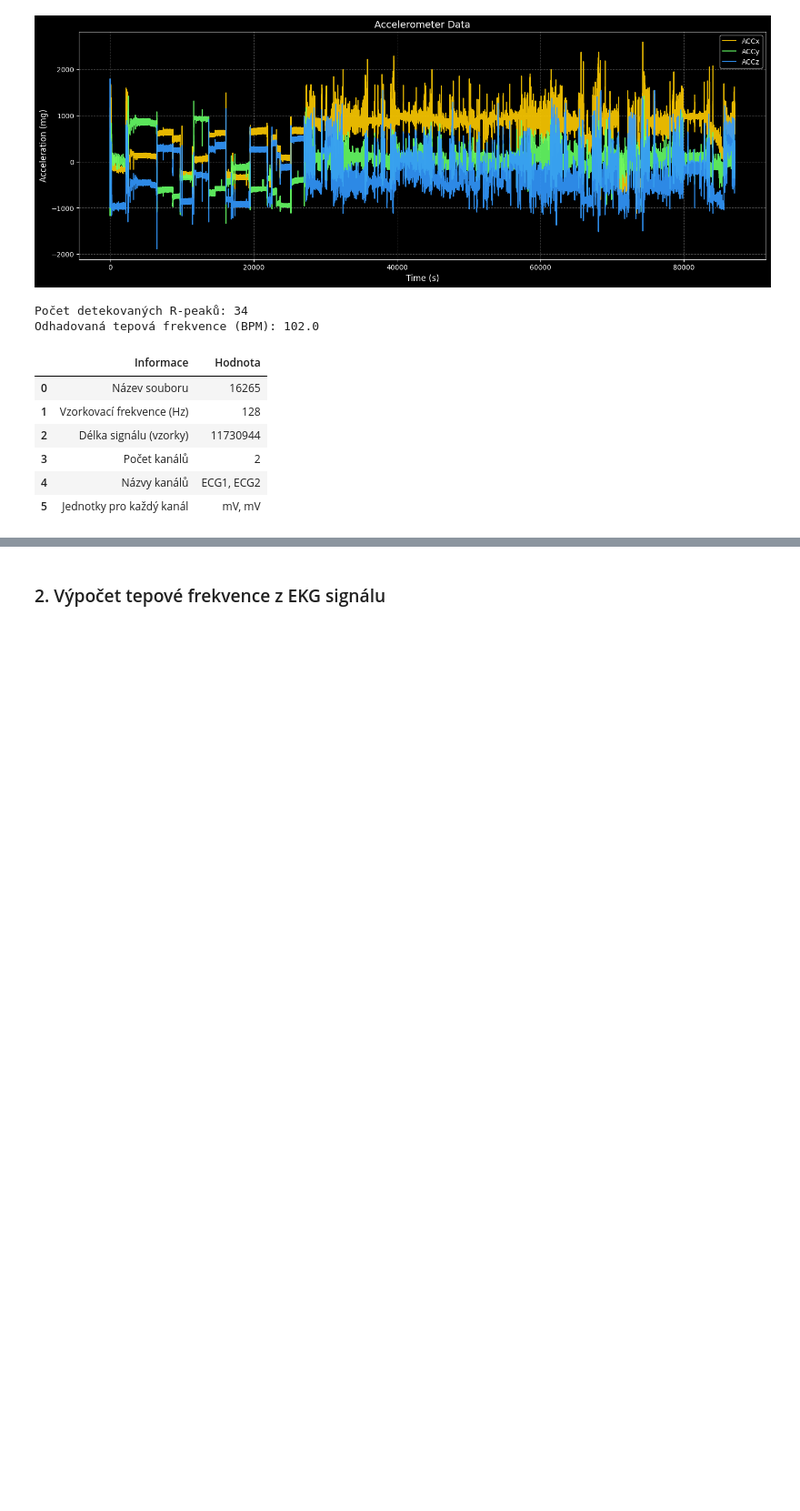
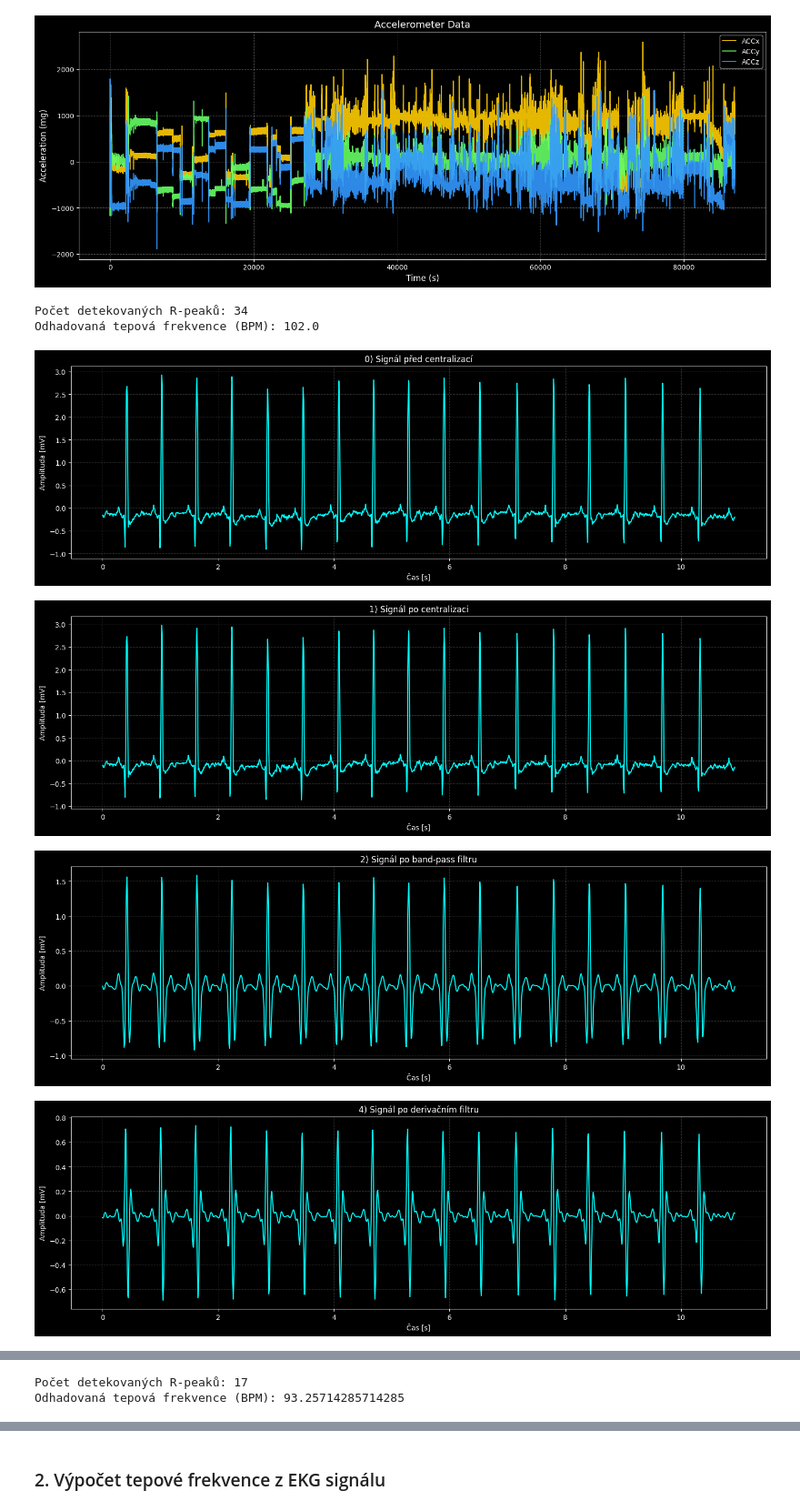
Before and after one commit to ondrejsvorc/UJEP, a Jupyter notebook: PZS/seminar_work_1/main.ipynb, the cells around one changed output, grey strips where cells are left out. Shown at 91% size. Saved outputs shown, nothing was run; the diff lists cells and outputs as text; code cells hidden in the pictures; blank space fills up the shorter version.

```diff
--- a/PZS/seminar_work_1/main.ipynb
+++ b/PZS/seminar_work_1/main.ipynb
@@ -69,9 +69,12 @@ plt.show()
 [figure]
 # %%
 class PanTompkinsDetector:
-    def __init__(self, ecg_signal: np.ndarray, fs: float):
+    def __init__(self, ecg_signal: np.ndarray, fs: float, is_unit_microvolts=False):
         self.fs = fs
-        self.ecg_signal = ecg_signal
+        if is_unit_microvolts:
+            self.ecg_signal = ecg_signal / 1000  # Převod z µV na mV
+        else:
+            self.ecg_signal = ecg_signal
 
     def _center_signal(self, signal: np.ndarray) -> np.ndarray:
         return signal - np.mean(signal)
@@ -124,7 +127,7 @@ class PanTompkinsDetector:
         plt.title(title)
         plt.plot(time_axis, signal, label=title, color="cyan")
         plt.xlabel("Čas [s]")
-        plt.ylabel("Amplituda [µV]")
+        plt.ylabel("Amplituda [mV]")
         plt.grid(which="both", linestyle="--", alpha=0.2)
         plt.show()
 
@@ -134,16 +137,16 @@ class PanTompkinsDetector:
         time_axis = np.arange(len(signal_integrated)) / self.fs
         r_peaks_times = r_peaks_indices / self.fs
         plt.figure(figsize=(18, 5))
-        plt.title("Detekované R-peaky na integrovaném signálu")
+        plt.title("Detekované R vrcholy na integrovaném signálu")
         plt.plot(time_axis, signal_integrated, label="Integrovaný signál", color="cyan")
         plt.plot(
             r_peaks_times,
             signal_integrated[r_peaks_indices],
             "rx",
-            label="R-peaks",
+            label="R vrcholy",
         )
         plt.xlabel("Čas [s]")
-        plt.ylabel("Amplituda [µV]")
+        plt.ylabel("Amplituda [mV]")
         plt.grid(which="both", linestyle="--", alpha=0.2)
         plt.legend()
         plt.show()
@@ -181,6 +184,7 @@ class PanTompkinsDetector:
         bpm = self._calculate_bpm(r_peaks_indices)
 
         if plot_graphs:
+            self._plot_signal("0) Signál před centralizací", self.ecg_signal)
             self._plot_signal("1) Signál po centralizaci", signal_centered)
             self._plot_signal("2) Signál po band-pass filtru", signal_bandpass)
             self._plot_signal("4) Signál po derivačním filtru", signal_derivative)
@@ -205,10 +209,10 @@ ecg_100001: Record = wfdb.rdrecord(
     "data/100001/100001_ECG", sampfrom=40000, sampto=60000
 )
 
-ecg_signal: np.ndarray = ecg_100001.p_signal.squeeze()
+ecg_signal: np.ndarray = ecg_100001.p_signal[:, 0]
 fs: float = ecg_100001.fs
 
-detector = PanTompkinsDetector(ecg_signal, fs)
+detector = PanTompkinsDetector(ecg_signal, fs, is_unit_microvolts=True)
 results = detector.solve(plot_graphs=False)
 
 print(f"Počet detekovaných R-peaků: {len(results['r_peaks_indices'])}")
@@ -216,14 +220,3 @@ print(f"Odhadovaná tepová frekvence (BPM): {results['heart_rate_bpm']}")
 # %% [output]
 Počet detekovaných R-peaků: 34
 Odhadovaná tepová frekvence (BPM): 102.0
-# %%
-ecg: Record = wfdb.rdrecord("test_data/16265")
-ecg_info(ecg)
-# %% [output]
-|  | Informace | Hodnota |
-| 0 | Název souboru | 16265 |
-| 1 | Vzorkovací frekvence (Hz) | 128 |
-| 2 | Délka signálu (vzorky) | 11730944 |
-| 3 | Počet kanálů | 2 |
-| 4 | Názvy kanálů | ECG1, ECG2 |
-| 5 | Jednotky pro každý kanál | mV, mV |
@@ -229,0 +267,36 @@ ecg_info(ecg)
+# %%
+sampfrom = 0
+sampto = 1400
+file = "16265"
+path = f"test_data/{file}"
+ecg: Record = wfdb.rdrecord(path, sampfrom=sampfrom, sampto=sampto)
+
+ecg_signal: np.ndarray = ecg.p_signal[:, 0]
+fs: float = ecg.fs  # 128 Hz
+
+detector = PanTompkinsDetector(ecg_signal, fs)
+results = detector.solve(plot_graphs=True)
+
+print(f"Počet detekovaných R-peaků: {len(results['r_peaks_indices'])}")
+print(f"Odhadovaná tepová frekvence (BPM): {results['heart_rate_bpm']}")
+
+data = []
+correct, wrong, annotated, detected = evaluate(path, sampfrom=sampfrom, sampto=sampto)
+success_rate = (correct / annotated * 100) if annotated > 0 else 0
+data.append([file, correct, wrong, annotated, round(success_rate, 2)])
+df = pd.DataFrame(
+    data,
+    columns=[
+        "Soubor",
+        "Správně",
+        "Špatně",
+        "Anotovány",
+        "Úspěšnost (%)",
+    ],
+)
+display(df)
+# %% [output]
+[figure, added]
+[figure, added]
+[figure, added]
+[figure, added]
@@ -229,0 +307,2 @@ ecg_info(ecg)
+Počet detekovaných R-peaků: 17
+Odhadovaná tepová frekvence (BPM): 93.25714285714285
```
Also changed, not shown: parts of 6 cells of this notebook.
